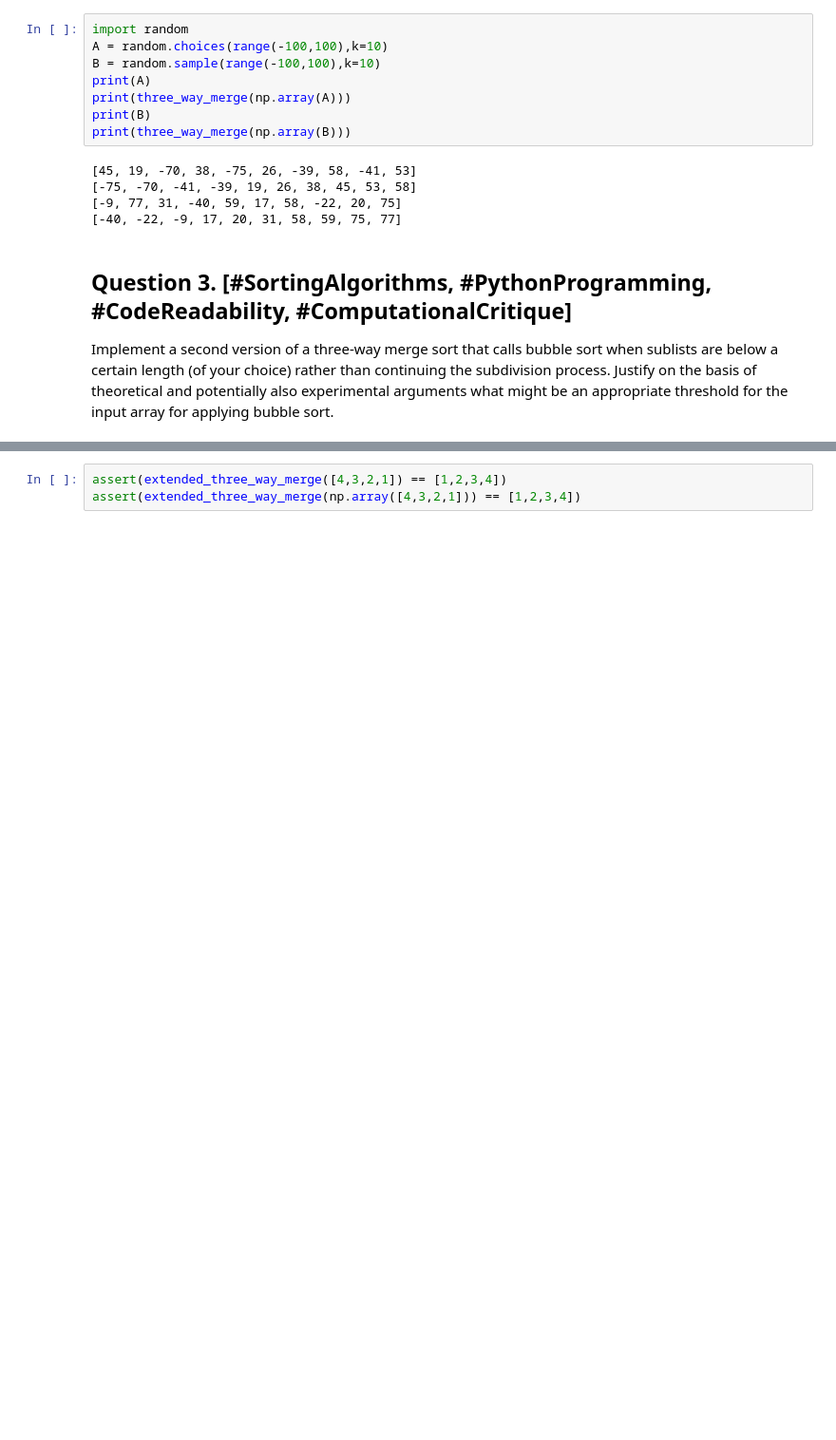
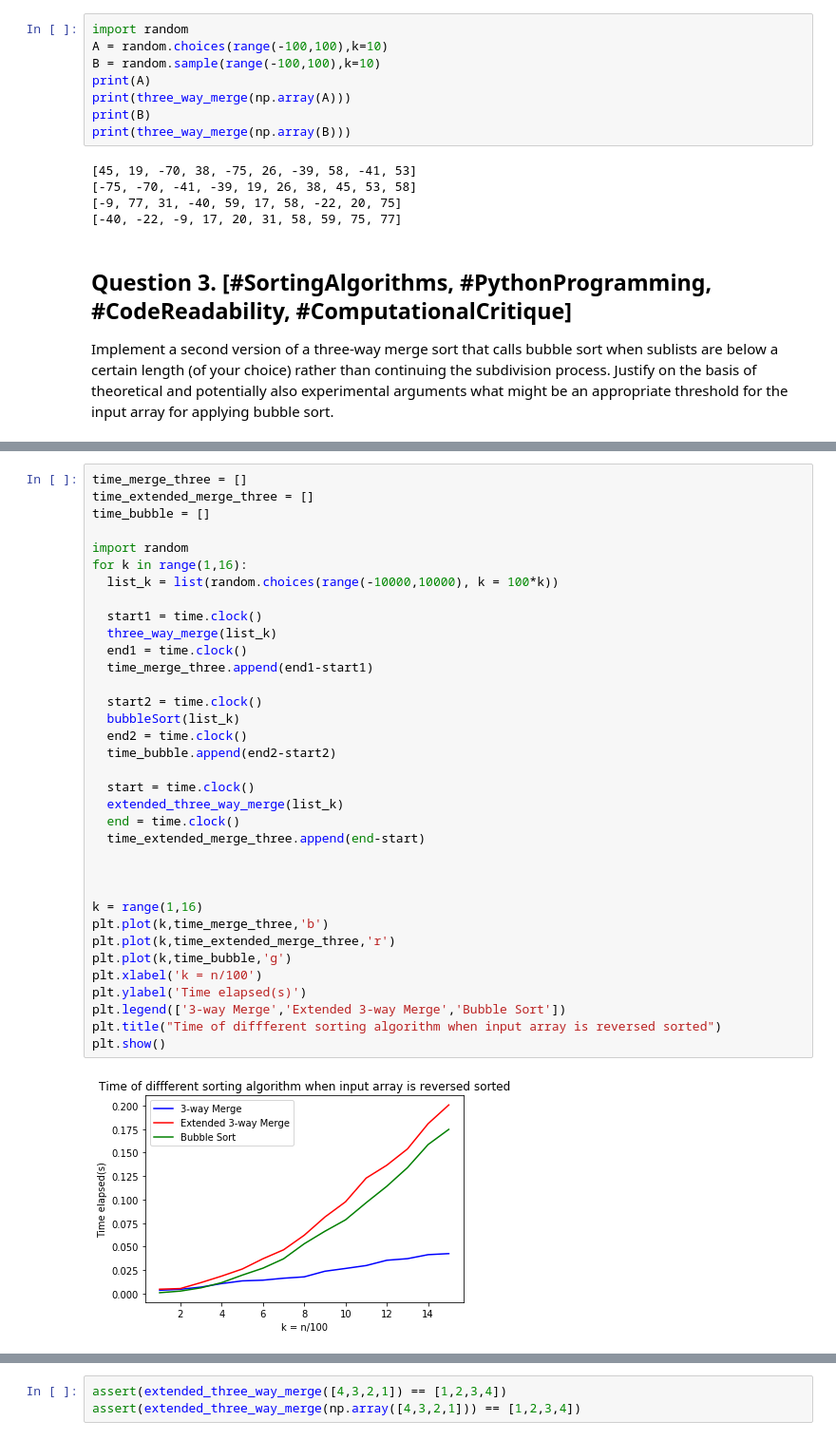
Before and after one commit to mahmud-nobe/CS110_Assignments, a Jupyter notebook: cs110_assignment_1.ipynb, the cells around one changed output, grey strips where cells are left out. Shown at 95% size. Cells and saved outputs as stored; diff of their text form; blank space fills up the shorter version.

```diff
--- a/cs110_assignment_1.ipynb
+++ b/cs110_assignment_1.ipynb
@@ -258,0 +199,37 @@ def extended_three_way_merge(arr):
+# %%
+time_merge_three = []
+time_extended_merge_three = []
+time_bubble = []
+
+import random
+for k in range(1,16):
+  list_k = list(random.choices(range(-10000,10000), k = 100*k))
+
+  start1 = time.clock()
+  three_way_merge(list_k)
+  end1 = time.clock()
+  time_merge_three.append(end1-start1)
+
+  start2 = time.clock()
+  bubbleSort(list_k)
+  end2 = time.clock()
+  time_bubble.append(end2-start2)
+
+  start = time.clock()
+  extended_three_way_merge(list_k)
+  end = time.clock()
+  time_extended_merge_three.append(end-start)
+
+
+
+k = range(1,16)
+plt.plot(k,time_merge_three,'b')
+plt.plot(k,time_extended_merge_three,'r')
+plt.plot(k,time_bubble,'g')
+plt.xlabel('k = n/100')
+plt.ylabel('Time elapsed(s)')
+plt.legend(['3-way Merge','Extended 3-way Merge','Bubble Sort'])
+plt.title("Time of diffferent sorting algorithm when input array is reversed sorted")
+plt.show()
+# %% [output]
+[figure, added]
```
Also changed, not shown: parts of 7 cells of this notebook.
